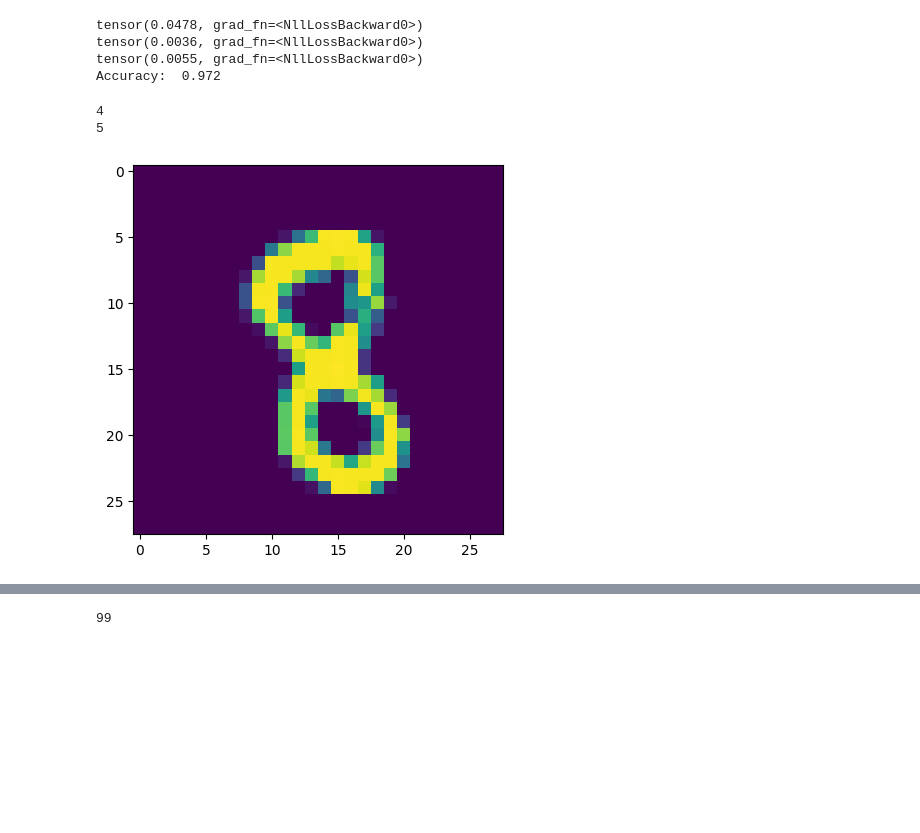
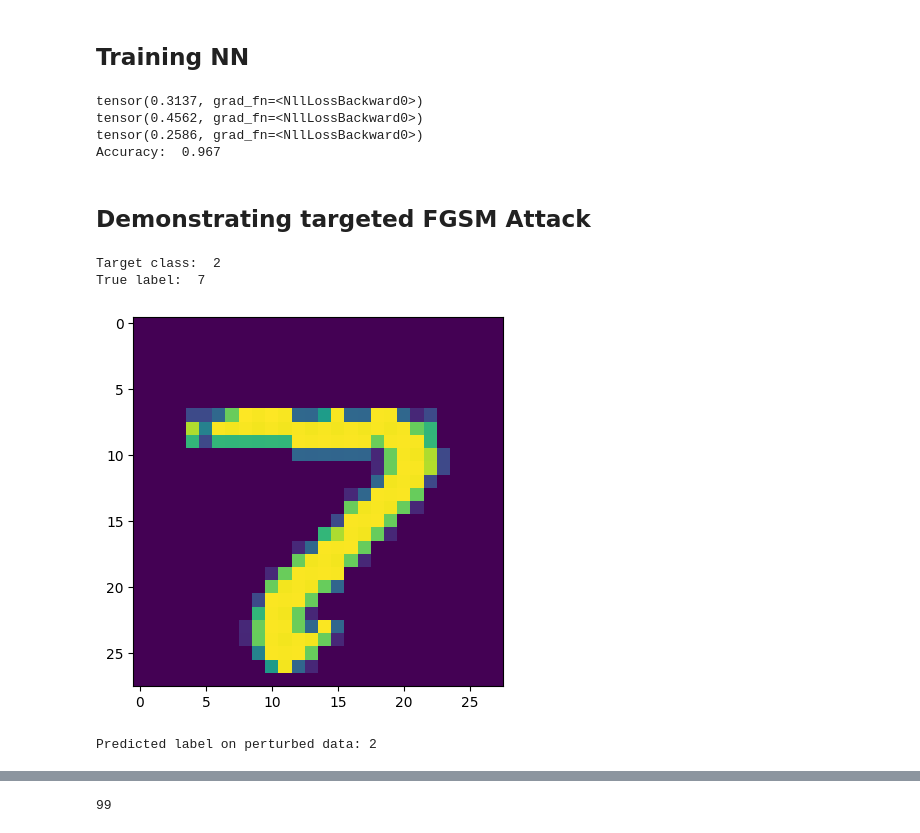
Before and after one commit to usaginoki/MATH_519_Project, a Jupyter notebook: targeted_fgsm.ipynb, the cells around one changed output, grey strips where cells are left out. Cells and saved outputs as stored; diff of their text form; code cells hidden in the pictures; blank space fills up the shorter version.

Commit message:
Add files via upload
Updated criteria for finding the optimal epsilon
Updated graphs
Added division by sections

```diff
--- a/targeted_fgsm.ipynb
+++ b/targeted_fgsm.ipynb
@@ -112,6 +120,9 @@ def margin_epsilons(model, base_image, true_idx, steps = 100, max_iter = 10):
     return margins, epsilons
+# %% [markdown]
+## Training NN
 # %%
 # train the neural network
+net = Net()
 optimizer = optim.Adam(net.parameters(), lr=0.001)
 EPOCHS = 3
 
@@ -148,32 +159,41 @@ with torch.no_grad():
             total += 1
 print("Accuracy: ", round(correct/total, 3))
 # %% [output]
-tensor(0.0478, grad_fn=<NllLossBackward0>)
-tensor(0.0036, grad_fn=<NllLossBackward0>)
-tensor(0.0055, grad_fn=<NllLossBackward0>)
-Accuracy:  0.972
+tensor(0.3137, grad_fn=<NllLossBackward0>)
+tensor(0.4562, grad_fn=<NllLossBackward0>)
+tensor(0.2586, grad_fn=<NllLossBackward0>)
+Accuracy:  0.967
-# %%
-logs = (net.forward(X[2].view(-1, 28*28))).detach().numpy()
-
-# get the highest probability besides the true labely
-logs[0][y[2]] = torch.tensor(-np.inf)
-# get the lowest probability
-print(np.argmin(logs))
-print(np.argmax(logs))
-# %% [output]
-4
-5
+# %% [markdown]
+## Demonstrating targeted FGSM Attack
+# %%
+epsilon = 0.1
+steps = 100
+
+idx = np.random.randint(0, len(testset))
+target_idx = np.random.randint(0, 10)
+print("Target class: ", target_idx)
+
+# get true label of image
+img, label = test[idx]
+print("True label: ", label)
+# %% [output]
+Target class:  2
+True label:  7
 # %%
 # display an imge
-plt.imshow(X[3].view(28,28))
+
+plt.imshow(img.view(28, 28))
 plt.show()
 # %% [output]
-[figure, old version]
+[figure, new version]
 # %%
 # perturb the image to make it classified as 7
 #initialize delta as a random tensor
 #delta = torch.zeros_like(X[0].view(-1, 28*28), requires_grad=False)
-perturbed_data = create_targeted_adversarial_examples(net, X[3].view(-1, 28*28), y[3], 5, steps=100, epsilon=0.0479)
+perturbed_data = create_targeted_adversarial_examples(net, img.view(-1, 28*28), target_idx, steps, epsilon)
+print("Predicted label on perturbed data:", net(perturbed_data).argmax().item())
+# %% [output]
+Predicted label on perturbed data: 2
 # %%
 # display the perturbed image
 perturbed_data.view(28,28)
```
Also changed, not shown: parts of 20 cells of this notebook.
